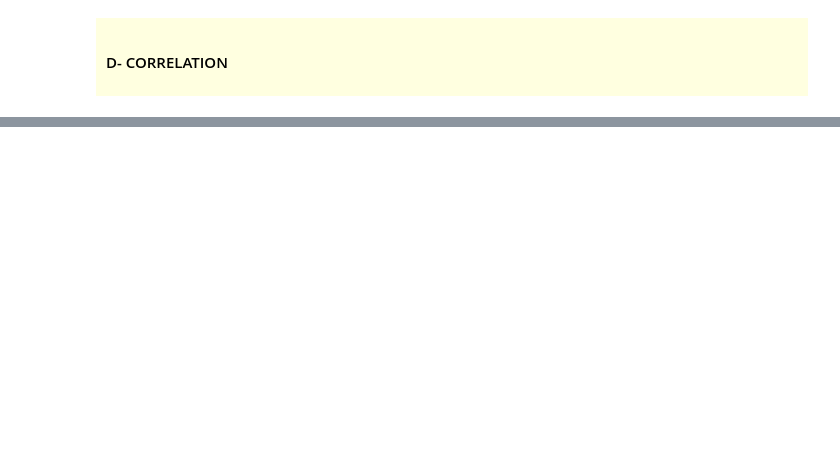
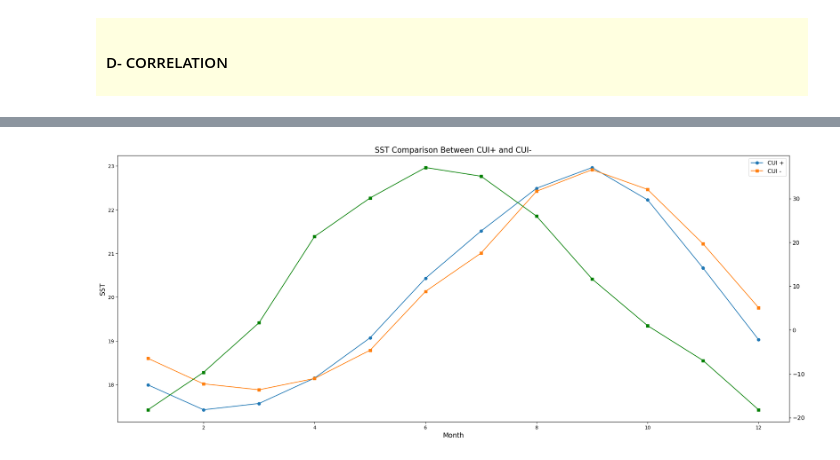
Before and after one commit to Mohamed-01-git/CLIMATOLOGY, a Jupyter notebook: CUI.ipynb, the cells around one changed output, grey strips where cells are left out. Cells and saved outputs as stored; diff of their text form; code cells hidden in the pictures; blank space fills up the shorter version.

```diff
--- a/CUI.ipynb
+++ b/CUI.ipynb
@@ -241,0 +342,3 @@ df_corr
+# %%
+SST_DF=SST[['sst']].to_dataframe().reset_index()
+SST_DF.dtypes
@@ -241,0 +353,5 @@ df_corr
+# %%
+from datetime import datetime
+SST_DF['date'] = pd.to_datetime(SST_DF['date'], format='%Y%m%d')
+SST_DF=SST_DF.filter(["date","latitude","longitude","sst"])
+SST_DF["sst"]=SST_DF["sst"]-273.15
@@ -241,0 +381,12 @@ df_corr
+# %%
+SST_DF.rename(columns={"date":"time"},inplace=True)
+CUI_ALL=pd.merge(SST_DF,CUI)
+CUI_ALL["month"]=CUI_ALL.time.dt.month
+# %%
+SST_POS=CUI_ALL.query("CUI>0")
+SST_POS=SST_POS.groupby("month")["sst"].mean().reset_index()
+SST_POS_ANOM=SST_POS-CUI_ALL.groupby("month")["sst"].mean().reset_index()
+SST_NEG=CUI_ALL.query("CUI<0")
+SST_NEG=SST_NEG.groupby("month")["sst"].mean().reset_index()
+SST_NEG_ANOM=SST_NEG-CUI_ALL.groupby("month")["sst"].mean().reset_index()
+CUI_INDEX=CUI_ALL.groupby("month")["CUI"].mean().reset_index()
@@ -241,0 +417,26 @@ df_corr
+# %%
+import matplotlib.pyplot as plt
+
+# Example plotting code
+fig, ax = plt.subplots(figsize=(25, 10))
+
+# Plotting the data from both DataFrames
+ax.plot(SST_POS['month'], SST_POS['sst'], label='CUI +', marker='o')
+ax.plot(SST_NEG['month'], SST_NEG['sst'], label='CUI -', marker='s')
+ax2=ax.twinx()
+ax2.plot(CUI_INDEX['month'], CUI_INDEX['CUI'], label='CUI Index', marker='s',color="green")
+
+# Adding labels, legend, and title
+ax.set_xlabel('Month', fontsize=14)
+ax.set_ylabel('SST', fontsize=14)
+ax.set_title('SST Comparison Between CUI+ and CUI-', fontsize=16)
+ax.legend(fontsize=12)
+
+# Formatting x-axis (optional)
+plt.xticks(rotation=45, fontsize=12)
+plt.yticks(fontsize=12)
+
+# Show the plot
+plt.show()
+# %% [output]
+[figure, added]
```
Also changed, not shown: parts of 15 cells of this notebook.
